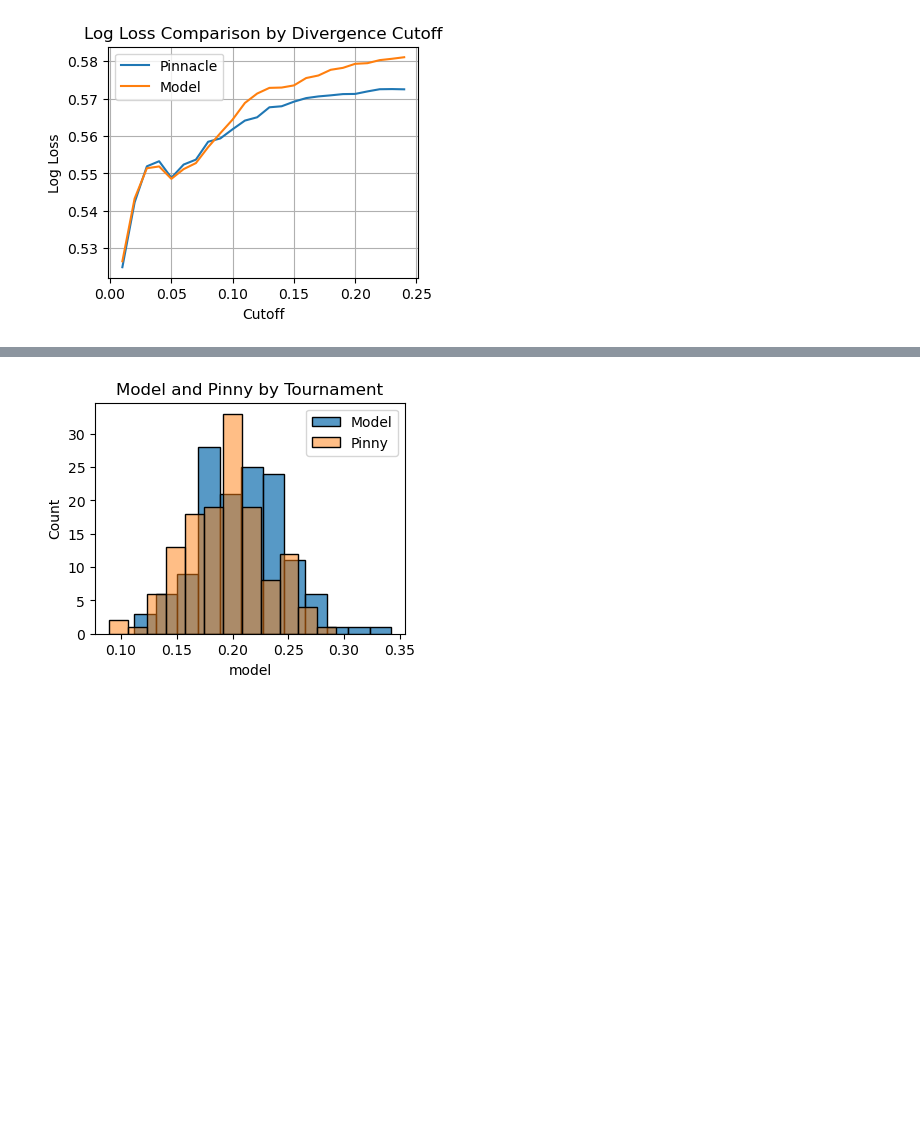
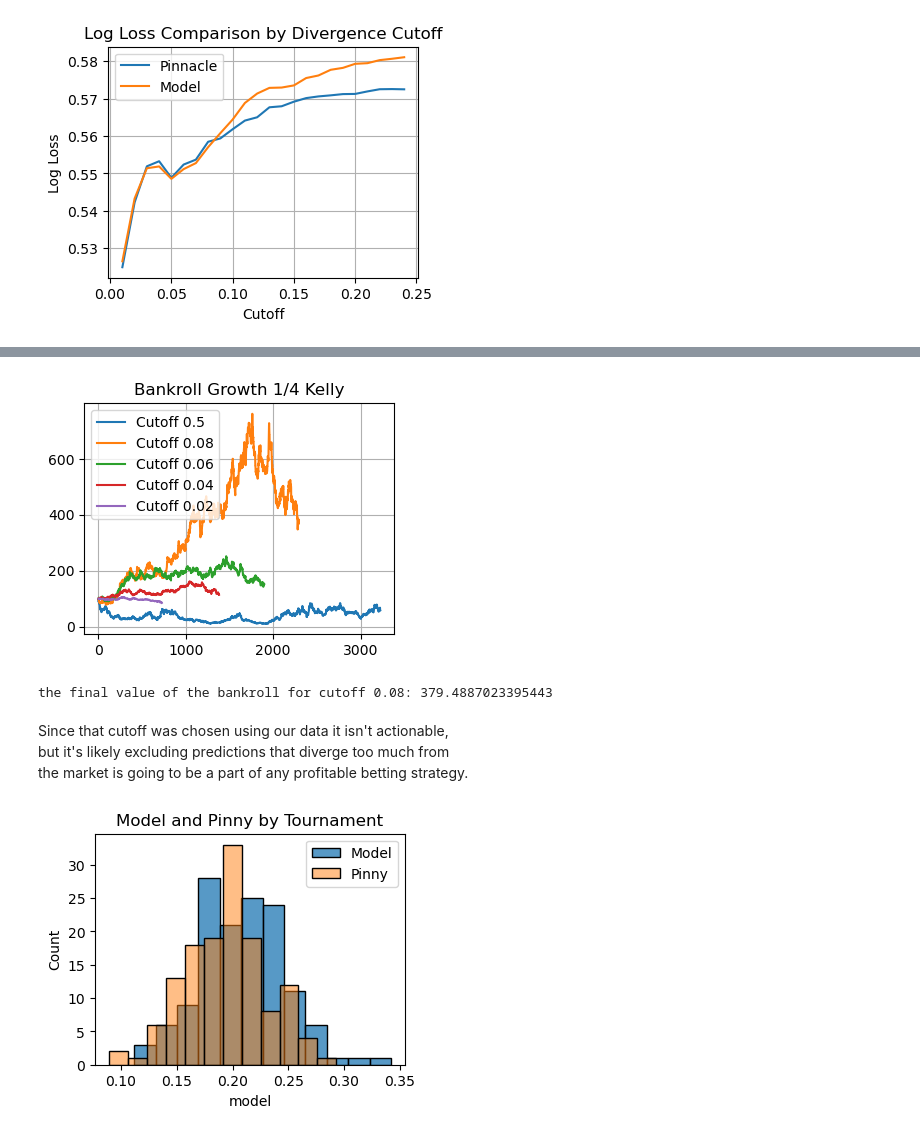
Before and after one commit to yaobviously/tennis_elo, a Jupyter notebook: notebooks/model_preds_vs_book.ipynb, the cells around one changed output, grey strips where cells are left out. Saved outputs shown, nothing was run; the diff lists cells and outputs as text; code cells hidden in the pictures; blank space fills up the shorter version.

```diff
--- a/notebooks/model_preds_vs_book.ipynb
+++ b/notebooks/model_preds_vs_book.ipynb
@@ -259,3 +207,53 @@ the market is going to be a part of any profitable betting strategy.
+# %%
+# cutoffs for divergence from market
+cutoffs = [0.5, 0.08, 0.06, 0.04, 0.02]
+bankrolls = []
+
+for c in cutoffs :
+    test_ = trial[trial['abs_diff'] <= c].copy()
+
+    bankroll_evolution = []
+    bankroll = 100
+    bets = 0
+
+    for wkp, lkp, psw in zip(test_['winner_kelly_bet'], test_['loser_kelly_bet'], test_['psw']):
+
+        if wkp > 0:
+            bets += 1
+            bet_size = (bankroll * wkp) * 0.25
+            bankroll = bankroll + ((bet_size * psw) - bet_size)
+
+        elif lkp > 0:
+            bets + 1
+            bet_size = (bankroll * lkp) * 0.25
+            bankroll = bankroll - bet_size
+
+        if bankroll <= 0.1:
+            break
+        bankroll_evolution.append(bankroll)
+
+    bankrolls.append(bankroll_evolution)
+
+fig, ax = plt.subplots(figsize=(4,3))
+
+for b, c in zip(bankrolls, cutoffs):
+    plt.plot(pd.Series(b), label=f'Cutoff {c}')
+
+plt.title("Bankroll Growth 1/4 Kelly")
+plt.grid(True)
+plt.legend()
+plt.show()
+# %% [output]
+[figure, added]
+# %%
+print("the final value of the bankroll for cutoff 0.08:",
+     bankrolls[1][-1])
+# %% [output]
+the final value of the bankroll for cutoff 0.08: 379.4887023395443
+# %% [markdown]
+Since that cutoff was chosen using our data it isn't actionable,
+but it's likely excluding predictions that diverge too much from
+the market is going to be a part of any profitable betting strategy.
 # %%
 model_brier = lambda x: brier_score_loss([1] * len(x), x['model_w_pred'])
 pinnacle_vegas_brier = lambda x: brier_score_loss([1] * len(x), x['pinnacle_vegas_pred_w'])
```
Also changed, not shown: parts of 7 cells of this notebook.
